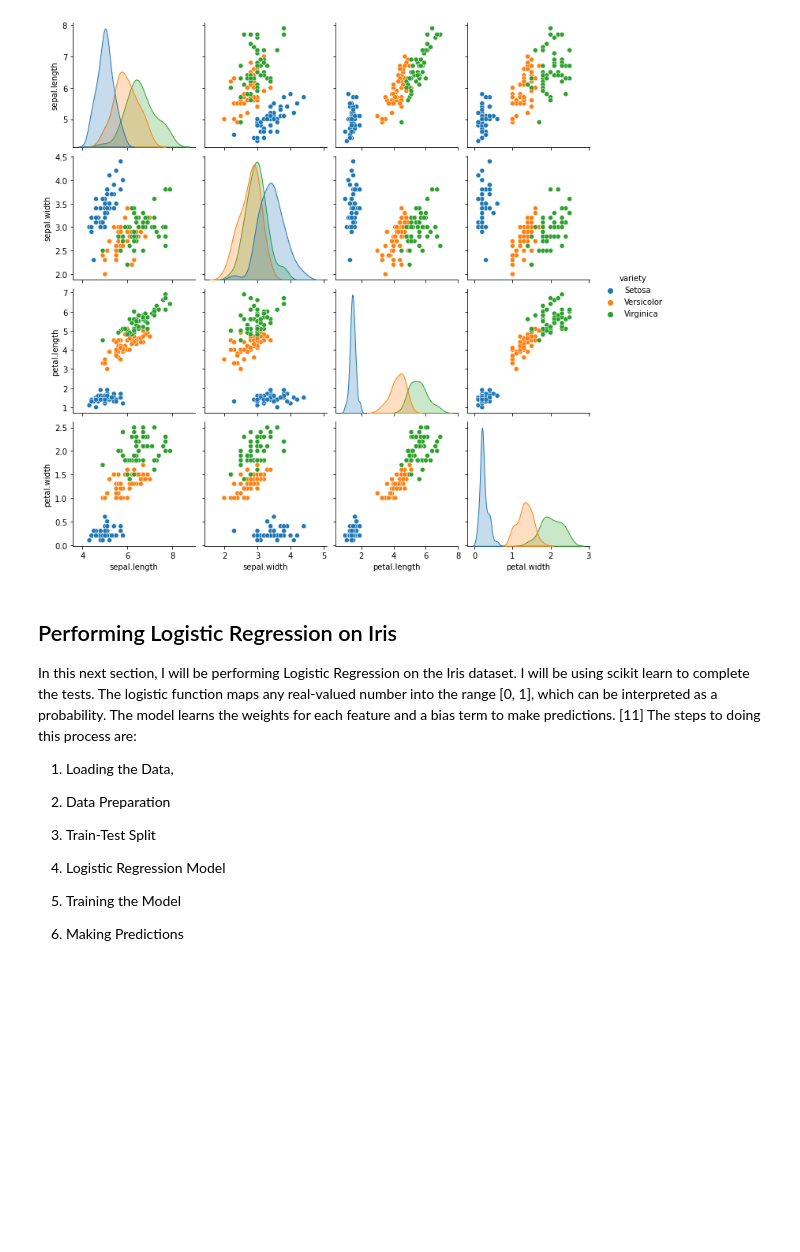
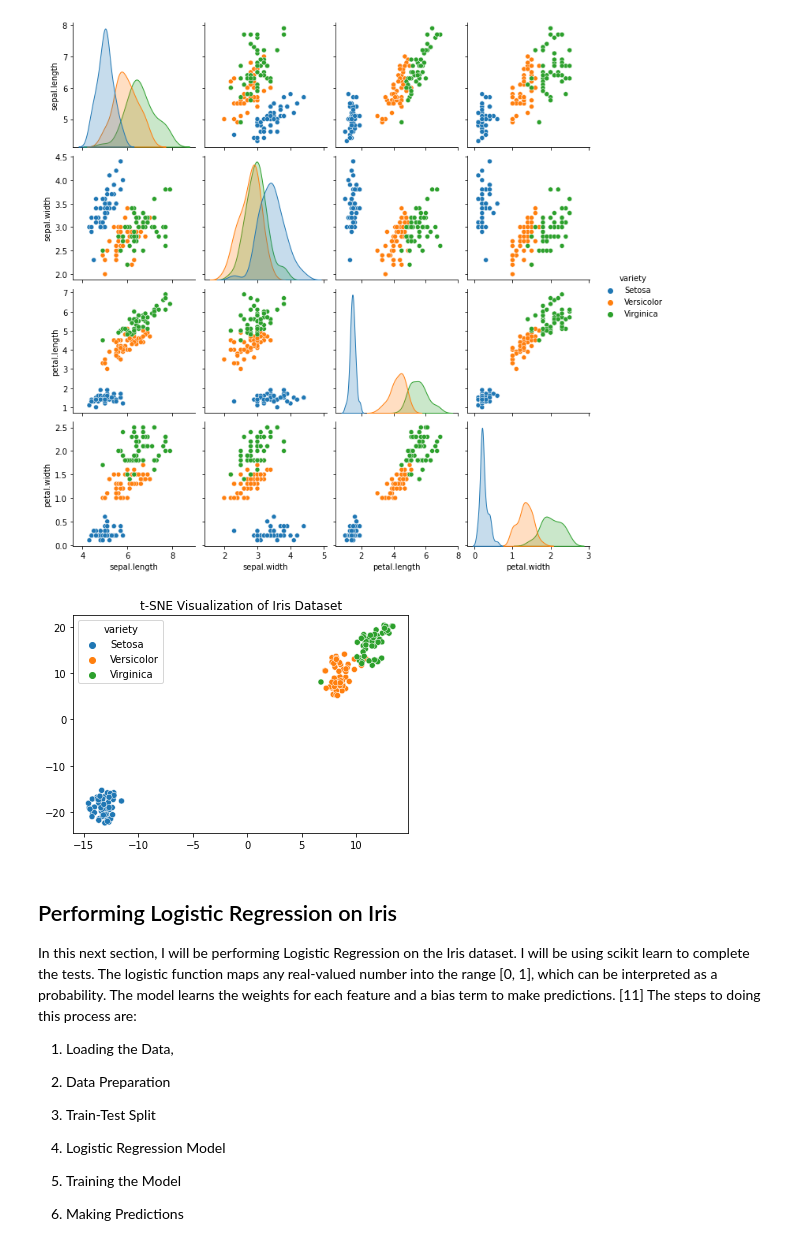
Before and after one commit to KenLin765/machine-learning-and-statistics, a Jupyter notebook: project.ipynb, the cells around one changed output. Drawn from its saved outputs; the diff is of its cells as text; code cells hidden in the pictures; blank space fills up the shorter version.

```diff
--- a/project.ipynb
+++ b/project.ipynb
@@ -146,6 +168,14 @@ sns.pairplot(iris_df, hue='variety')
 plt.show()
 # %% [output]
 [figure]
+# %%
+tsne = TSNE(n_components=2, random_state=42)
+reduced_features = tsne.fit_transform(iris_df.drop('variety', axis=1))
+sns.scatterplot(x=reduced_features[:, 0], y=reduced_features[:, 1], hue=iris_df['variety'])
+plt.title('t-SNE Visualization of Iris Dataset')
+plt.show()
+# %% [output]
+[figure, added]
 # %% [markdown]
 ## Performing Logistic Regression on Iris
 
```
Also changed, not shown: parts of 24 cells of this notebook, 1 other file.
